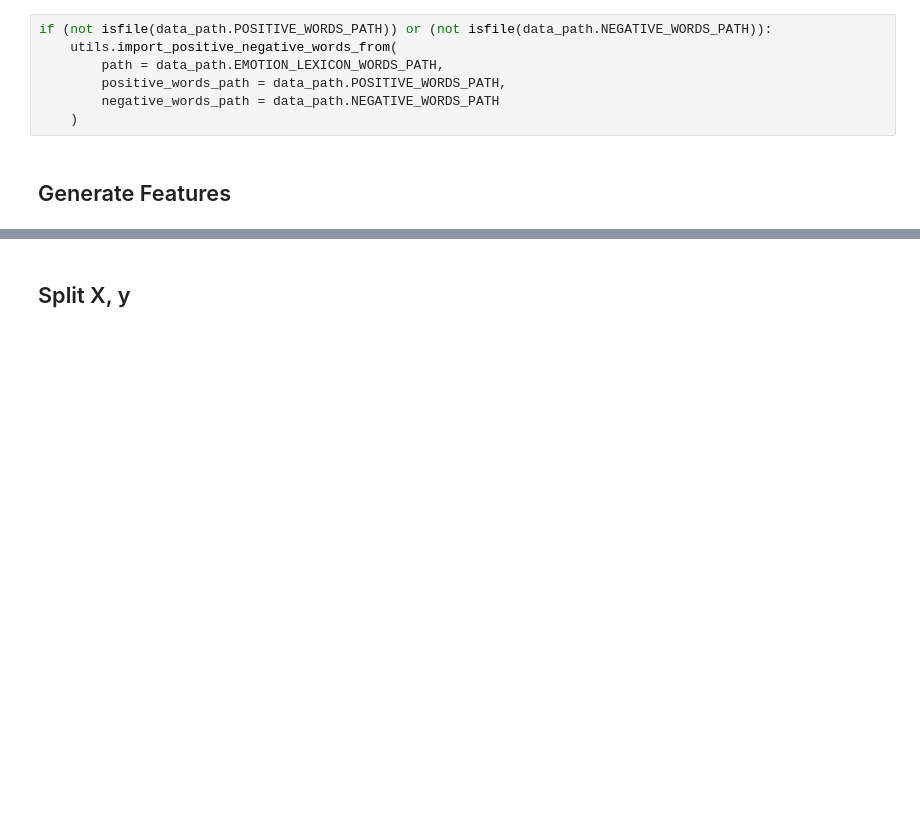
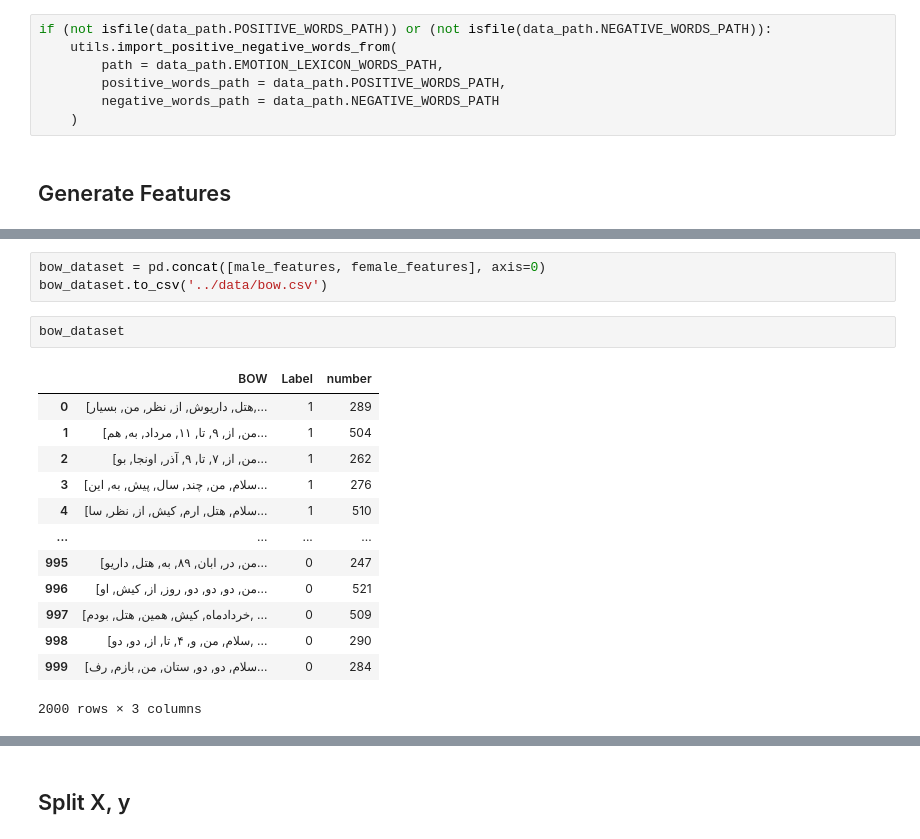
Before and after one commit to mirzanahal/Persian-Gender-Recognition, a Jupyter notebook: code/gender_recognition.ipynb, the cells around one changed output, grey strips where cells are left out. Drawn from its saved outputs; the diff is of its cells as text; blank space fills up the shorter version.

```diff
--- a/code/gender_recognition.ipynb
+++ b/code/gender_recognition.ipynb
@@ -80,3 +80,22 @@ Data 350 features imported
+# %%
+bow_dataset = pd.concat([male_features, female_features], axis=0)
+bow_dataset.to_csv('../data/bow.csv')
+# %%
+bow_dataset
+# %% [output]
+|  | BOW | Label | number |
+| 0 | [هتل, داریوش, از, نظر, من, بسیار,... | 1 | 289 |
+| 1 | [من, از, ۹, تا, ۱۱, مرداد, به, هم... | 1 | 504 |
+| 2 | [من, از, ۷, تا, ۹, آذر, اونجا, بو... | 1 | 262 |
+| 3 | [سلام, من, چند, سال, پیش, به, این... | 1 | 276 |
+| 4 | [سلام, هتل, ارم, کیش, از, نظر, سا... | 1 | 510 |
+| ... | ... | ... | ... |
+| 995 | [من, در, ابان, ۸۹, به, هتل, داریو... | 0 | 247 |
+| 996 | [من, دو, دو, دو, روز, از, کیش, او... | 0 | 521 |
+| 997 | [خردادماه, کیش, همین, هتل, بودم, ... | 0 | 509 |
+| 998 | [سلام, من, و, ۴, تا, از, دو, دو, ... | 0 | 290 |
+| 999 | [سلام, دو, دو, ستان, من, بازم, رف... | 0 | 284 |
+2000 rows × 3 columns
 # %%
 # features = (female_features.T).append(male_features.T)
 # features
```
Also changed, not shown: parts of 8 cells of this notebook, 6 other files.
